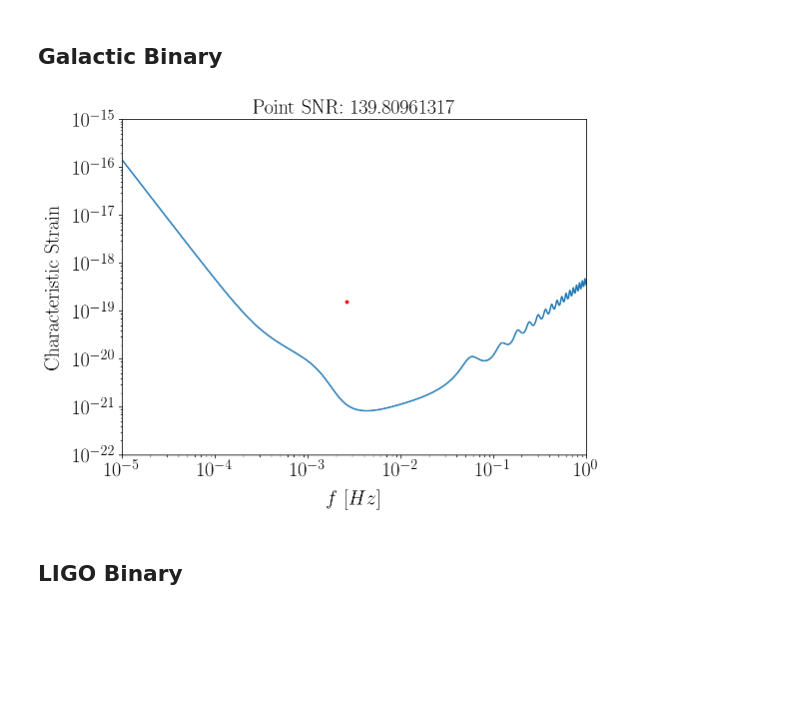
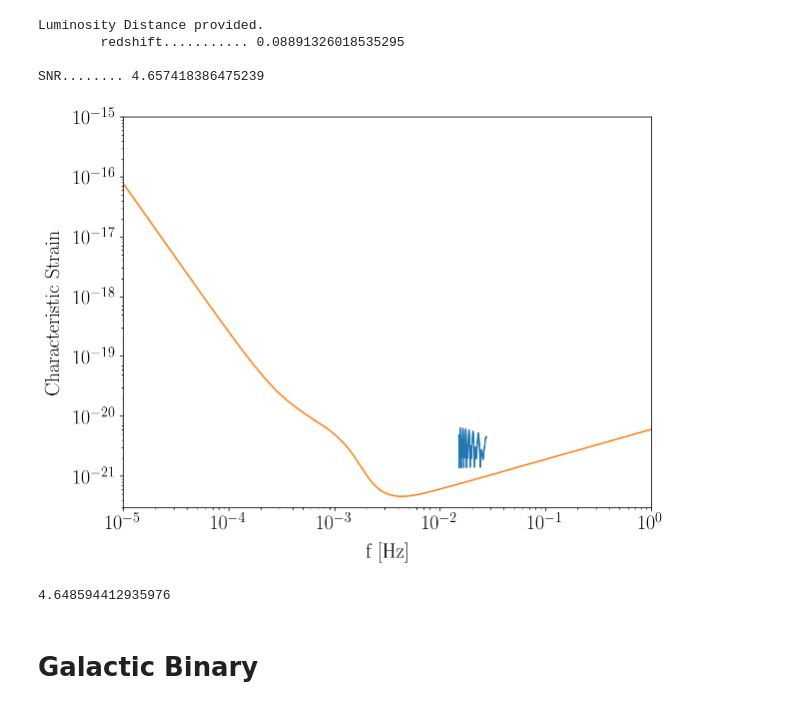
Before and after one commit to eXtremeGravityInstitute/LISA_Sensitivity, a Jupyter notebook: LISA_Sensitivity.ipynb, the cells around one changed output. Cells and saved outputs as stored; diff of their text form; code cells hidden in the pictures; blank space fills up the shorter version.

```diff
--- a/LISA_Sensitivity.ipynb
+++ b/LISA_Sensitivity.ipynb
@@ -102,16 +123,46 @@ LISA.calculate_plot_source(m1, m2, constants, Dl=D_lum, z=z, T_merger=T_merger,
+# %%
+m1 = 36.0*pa.TSUN
+m2 = 29.0*pa.TSUN
+Dl = 410.*wt.MPC
+T_merge = 5.*li.YEAR
+
+binary = wt.Binary(m1, m2, Dl=Dl)
+binary.T_merge = T_merge
+binary.SetFreqBounds(lisa)
+
+freqs, X_char = binary.CalcStrain(lisa, 1.1, 1.5)
+snr = binary.CalcSNR(freqs, X_char, lisa)
+print("\nSNR........ {}".format(snr))
+binary.PlotStrain(freqs, X_char, lisa)
+# %% [output]
+Luminosity Distance provided.
+        redshift........... 0.08891326018535295
+
+SNR........ 4.657418386475239
+[figure, added]
+# %%
+num = 50
+theta_arr = np.linspace(-1, 1, num)
+phi_arr = np.linspace(0, 2*np.pi, num)
+
+tot = 0.0
+
+why = np.zeros(num**2)
+
+for i in range(num):
+    theta = np.arccos(theta_arr[i])
+    for j in range(num):
+        phi = phi_arr[j]
+        freqs, X_char = binary.CalcStrain(lisa, theta, phi)
+        snr = binary.CalcSNR(freqs, X_char, lisa)
+
+        tot += snr**2
+
+        why[i*num + j] = snr**2
+
+avg_snr = np.sqrt(tot/num**2)
+print(avg_snr)
+# %% [output]
+4.648594412935976
 # %% [markdown]
-## Galactic Binary
+# Galactic Binary
-# %%
-m1 = 0.50*LISA.TSUN        # leading coefficient is the
-m2 = 0.25*LISA.TSUN        #   mass in terms of solar mass
-
-D_lum    = 1.0e-3*LISA.MPC # Luminosity Distance, meters
-z        = None            # Redshift
-T_merger = None            # time to merger
-f_start  = 2.6e-3          # start frequency
-
-LISA.calculate_plot_source(m1, m2, constants, Dl=D_lum, z=z, T_merger=T_merger, f_start=f_start)
-# %% [output]
-[figure, removed]
-# %% [markdown]
-## LIGO Binary
```
Also changed, not shown: parts of 26 cells of this notebook.
